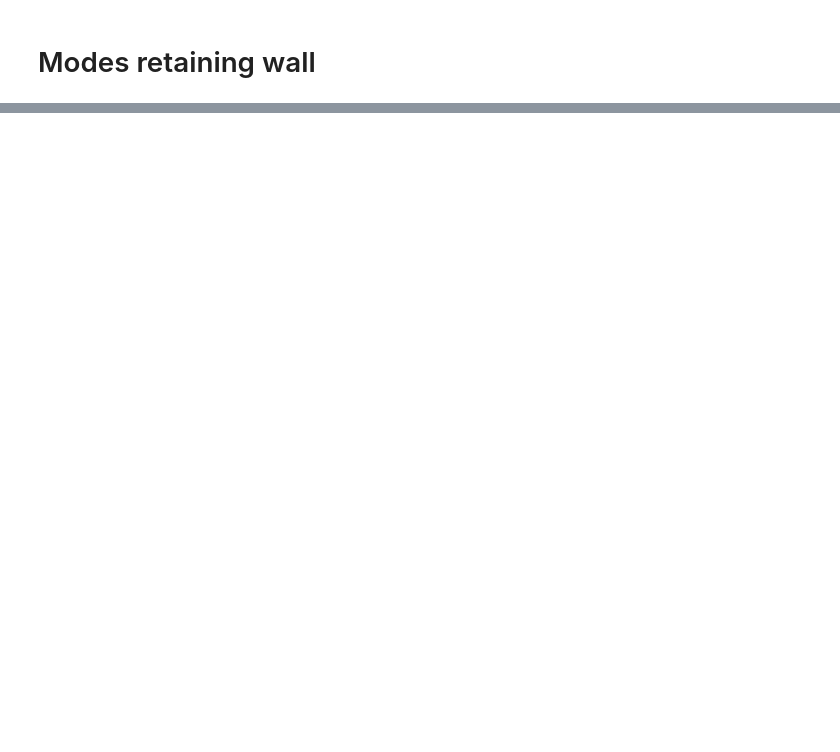
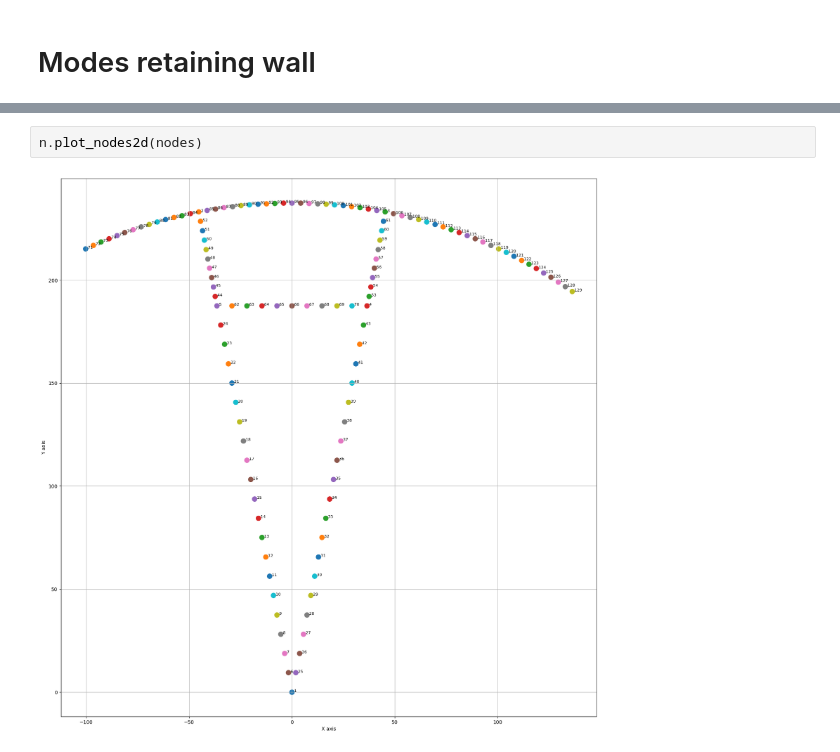
Before and after one commit to Aminealami16/MSc-Thesis---Amine-Alami, a Jupyter notebook: sensitivity_analysis_no_connection/00minimal_model_no_connection.ipynb, the cells around one changed output, grey strips where cells are left out. Drawn from its saved outputs; the diff is of its cells as text; blank space fills up the shorter version.

```diff
--- a/sensitivity_analysis_no_connection/00minimal_model_no_connection.ipynb
+++ b/sensitivity_analysis_no_connection/00minimal_model_no_connection.ipynb
@@ -397,0 +398,4 @@ plt.show()
+# %%
+n.plot_nodes2d(nodes)
+# %% [output]
+[figure, added]
```
Also changed, not shown: parts of 6 cells of this notebook, 9 other files.
